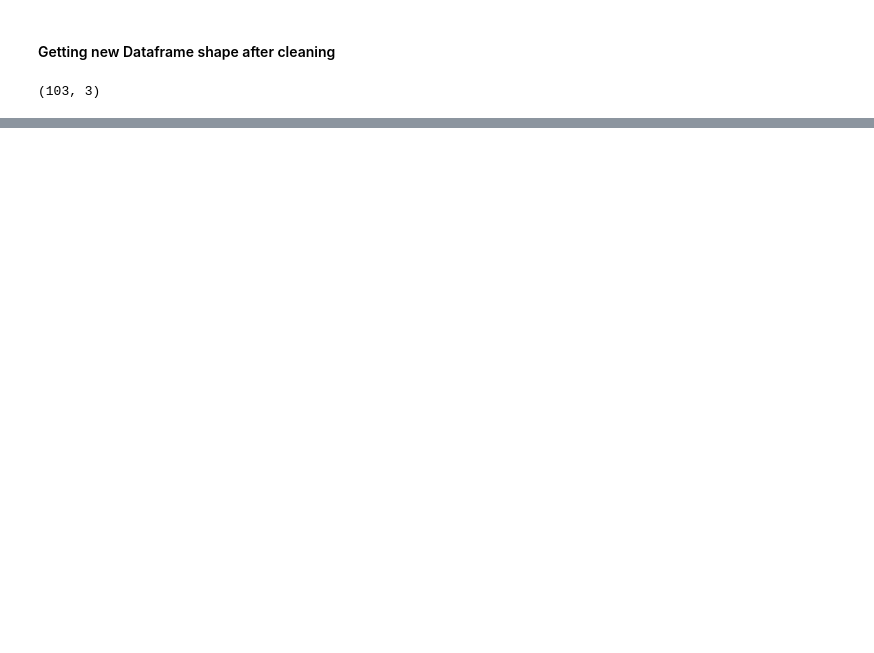
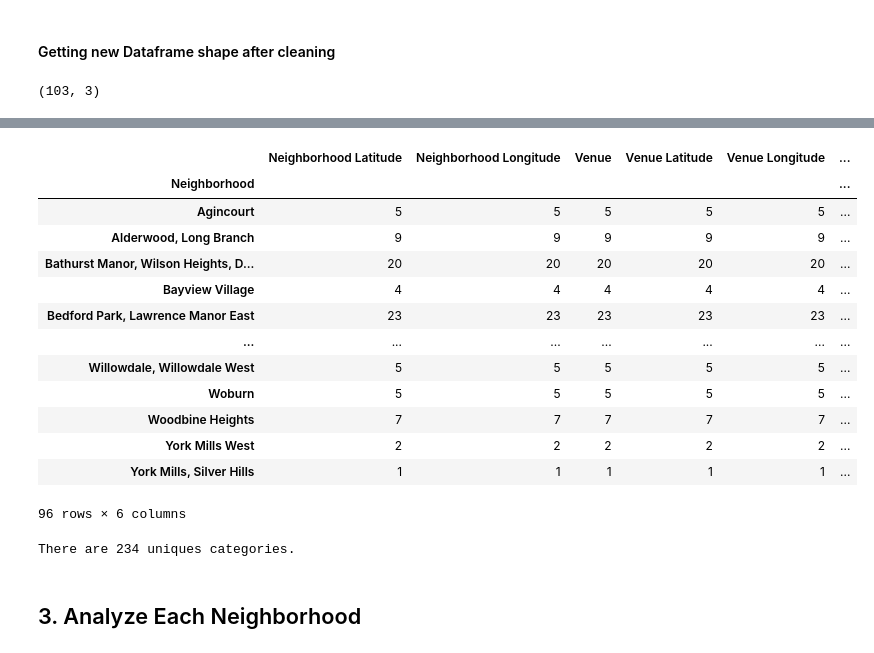
Before and after one commit to LakshmiHolla/first, a Jupyter notebook: Toronto_Neighbourhood.ipynb, the cells around one changed output, grey strips where cells are left out. Cells and saved outputs as stored; diff of their text form; code cells hidden in the pictures; blank space fills up the shorter version.

```diff
--- a/Toronto_Neighbourhood.ipynb
+++ b/Toronto_Neighbourhood.ipynb
@@ -192,0 +207,8 @@ toronto_data.head()
+# %%
+CLIENT_ID = 'ZOGYZYX4FJBVRUACLNGHYT1VAMOPMM4UEEMNN3DMXNX1CUEF' # your Foursquare ID
+CLIENT_SECRET = 'GO4VKJZVNWY3ZHEL4AVRNWMPV4AQMRKV3WIRGVMPQOULXLAU' # your Foursquare Secret
+VERSION = '20180605'
+LIMIT = 30
+print('Your credentails:')
+print('CLIENT_ID: ' + CLIENT_ID)
+print('CLIENT_SECRET:' + CLIENT_SECRET)
@@ -192,0 +222,8 @@ toronto_data.head()
+# %%
+address = '123 Queen St W, Toronto, CA'
+
+geolocator = Nominatim(user_agent="foursquare_agent")
+location = geolocator.geocode(address)
+latitude = location.latitude
+longitude = location.longitude
+print('The geograpical coordinate of Toronto are {}, {}.'.format(latitude, longitude))
@@ -192,0 +336,23 @@ toronto_data.head()
+# %%
+Toronto_venues.groupby('Neighborhood').count()
+# %% [output]
+|  | Neighborhood Latitude | Neighborhood Longitude | Venue | Venue Latitude | Venue Longitude | ... |
+| Neighborhood |  |  |  |  |  | ... |
+| Agincourt | 5 | 5 | 5 | 5 | 5 | ... |
+| Alderwood, Long Branch | 9 | 9 | 9 | 9 | 9 | ... |
+| Bathurst Manor, Wilson Heights, D... | 20 | 20 | 20 | 20 | 20 | ... |
+| Bayview Village | 4 | 4 | 4 | 4 | 4 | ... |
+| Bedford Park, Lawrence Manor East | 23 | 23 | 23 | 23 | 23 | ... |
+| ... | ... | ... | ... | ... | ... | ... |
+| Willowdale, Willowdale West | 5 | 5 | 5 | 5 | 5 | ... |
+| Woburn | 5 | 5 | 5 | 5 | 5 | ... |
+| Woodbine Heights | 7 | 7 | 7 | 7 | 7 | ... |
+| York Mills West | 2 | 2 | 2 | 2 | 2 | ... |
+| York Mills, Silver Hills | 1 | 1 | 1 | 1 | 1 | ... |
+96 rows × 6 columns
+# %%
+print('There are {} uniques categories.'.format(len(Toronto_venues['Venue Category'].unique())))
+# %% [output]
+There are 234 uniques categories.
+# %% [markdown]
+## 3. Analyze Each Neighborhood
```
Also changed, not shown: parts of 43 cells of this notebook.
